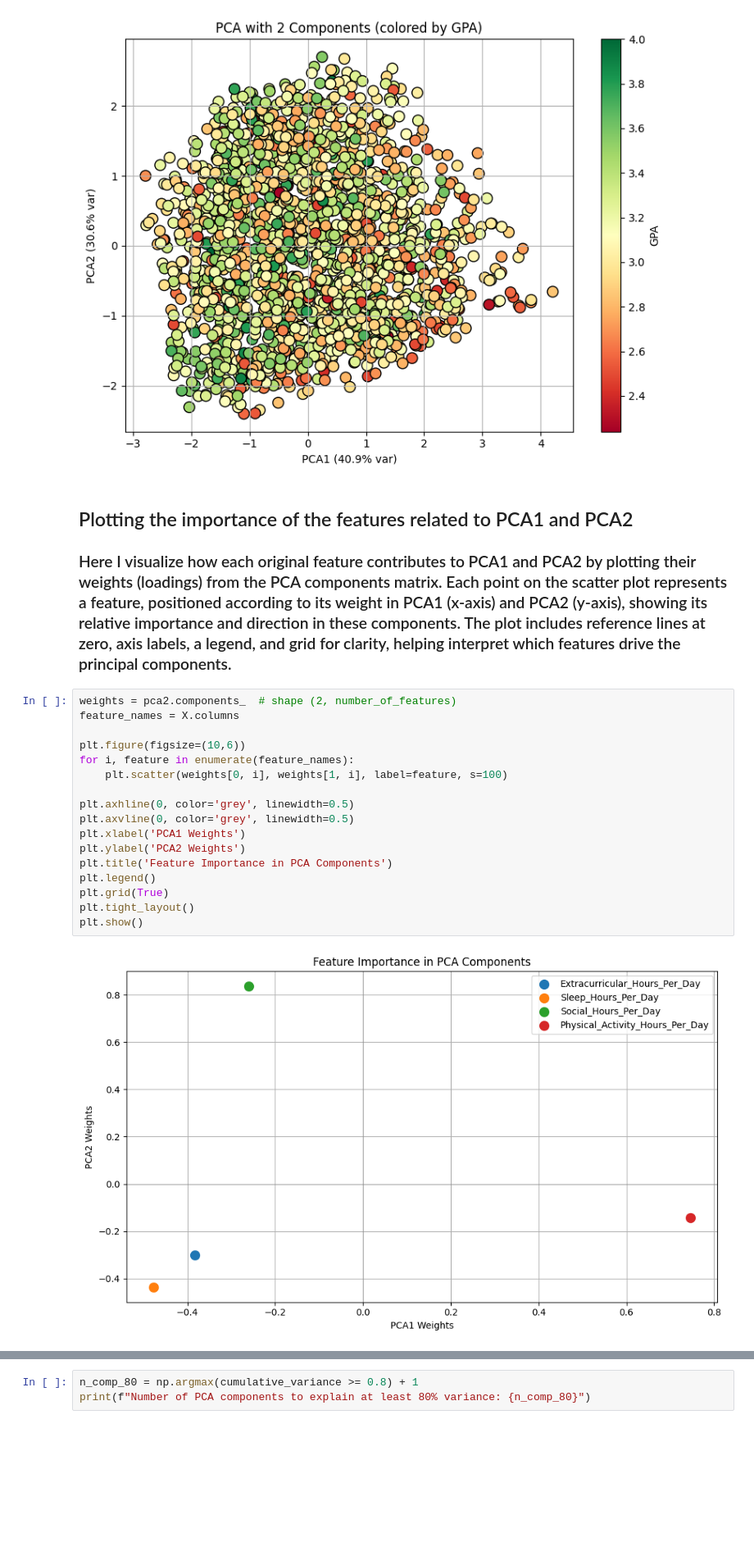
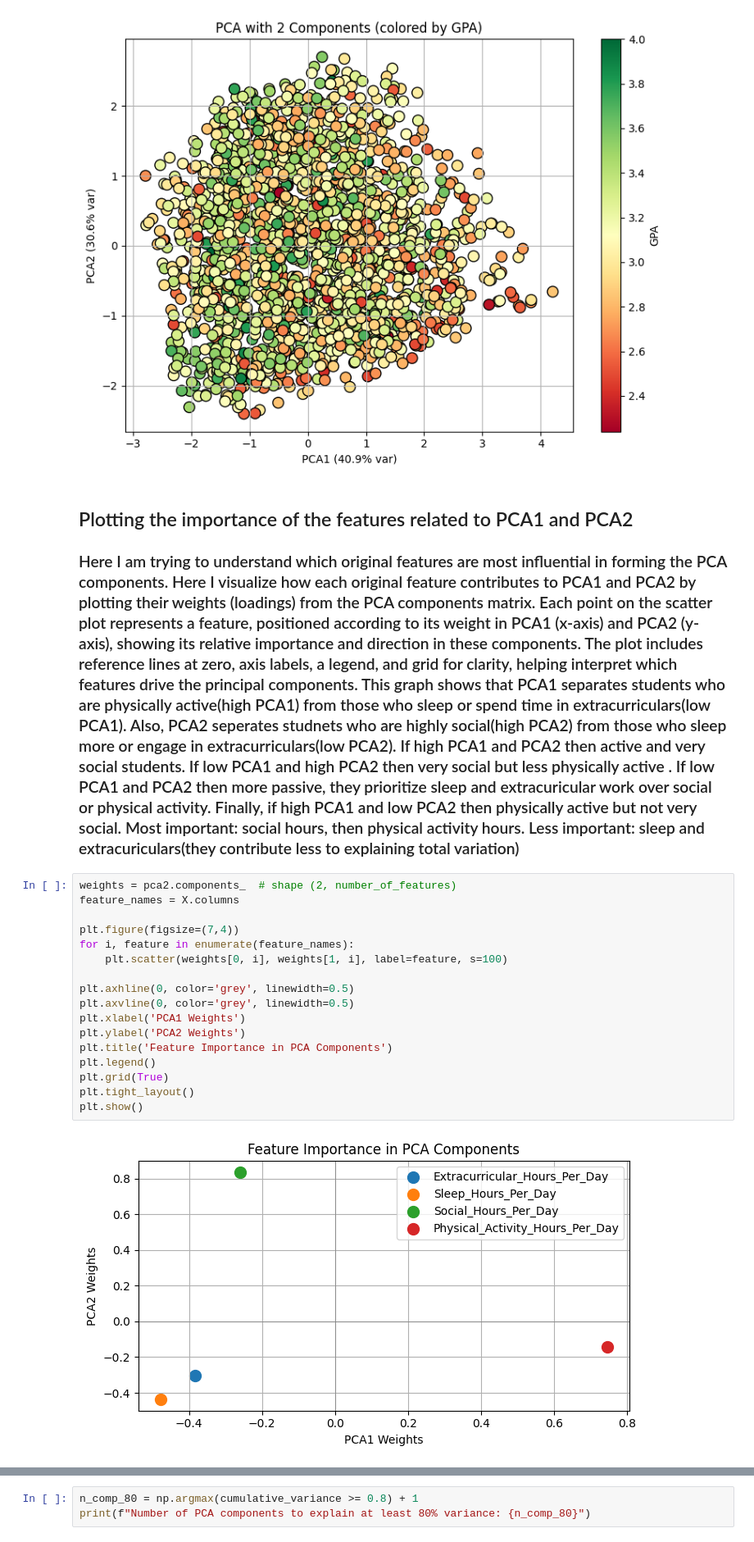
Before and after one commit to lucy-buhayenko/LFC, a Jupyter notebook: csci-250/PCA_Lucy.ipynb, the cells around one changed output, grey strips where cells are left out. Shown at 82% size. Drawn from its saved outputs; the diff is of its cells as text; blank space fills up the shorter version.

```diff
--- a/csci-250/PCA_Lucy.ipynb
+++ b/csci-250/PCA_Lucy.ipynb
@@ -146,23 +147,23 @@ plt.show()
 [figure]
 # %% [markdown]
 ## Plotting the importance of the features related to PCA1 and PCA2
-### Here I visualize how each original feature contributes to PCA1 and PCA2 by plotting their weights (loadings) from the PCA components matrix. Each point on the scatter plot represents a feature, positioned according to its weight in PCA1 (x-axis) and PCA2 (y-axis), showing its relative importance and direction in these components. The plot includes reference lines at zero, axis labels, a legend, and grid for clarity, helping interpret which features drive the principal components.
+### Here I am trying to understand which original features are most influential in forming the PCA components. Here I visualize how each original feature contributes to PCA1 and PCA2 by plotting their weights (loadings) from the PCA components matrix. Each point on the scatter plot represents a feature, positioned according to its weight in PCA1 (x-axis) and PCA2 (y-axis), showing its relative importance and direction in these components. The plot includes reference lines at zero, axis labels, a legend, and grid for clarity, helping interpret which features drive the principal components. This graph shows that PCA1 separates students who are physically active(high PCA1) from those who sleep or spend time in extracurriculars(low PCA1). Also, PCA2 seperates studnets who are highly social(high PCA2) from those who sleep more or engage in extracurriculars(low PCA2). If high PCA1 and PCA2 then active and very social students. If low PCA1 and high PCA2 then very social but less physically active . If low PCA1 and PCA2 then more passive, they prioritize sleep and extracuricular work over social or physical activity. Finally, if high PCA1 and low PCA2 then physically active but not very social. Most important: social hours, then physical activity hours. Less important: sleep and extracuriculars(they contribute less to explaining total variation)
 # %%
 weights = pca2.components_  # shape (2, number_of_features)
 feature_names = X.columns
 
-plt.figure(figsize=(10,6))
+plt.figure(figsize=(7,4))
 for i, feature in enumerate(feature_names):
     plt.scatter(weights[0, i], weights[1, i], label=feature, s=100)
 
 plt.axhline(0, color='grey', linewidth=0.5)
 plt.axvline(0, color='grey', linewidth=0.5)
 plt.xlabel('PCA1 Weights')
 plt.ylabel('PCA2 Weights')
 plt.title('Feature Importance in PCA Components')
 plt.legend()
 plt.grid(True)
 plt.tight_layout()
 plt.show()
 # %% [output]
-[figure, old version]
+[figure, new version]
```
Also changed, not shown: parts of 11 cells of this notebook.
